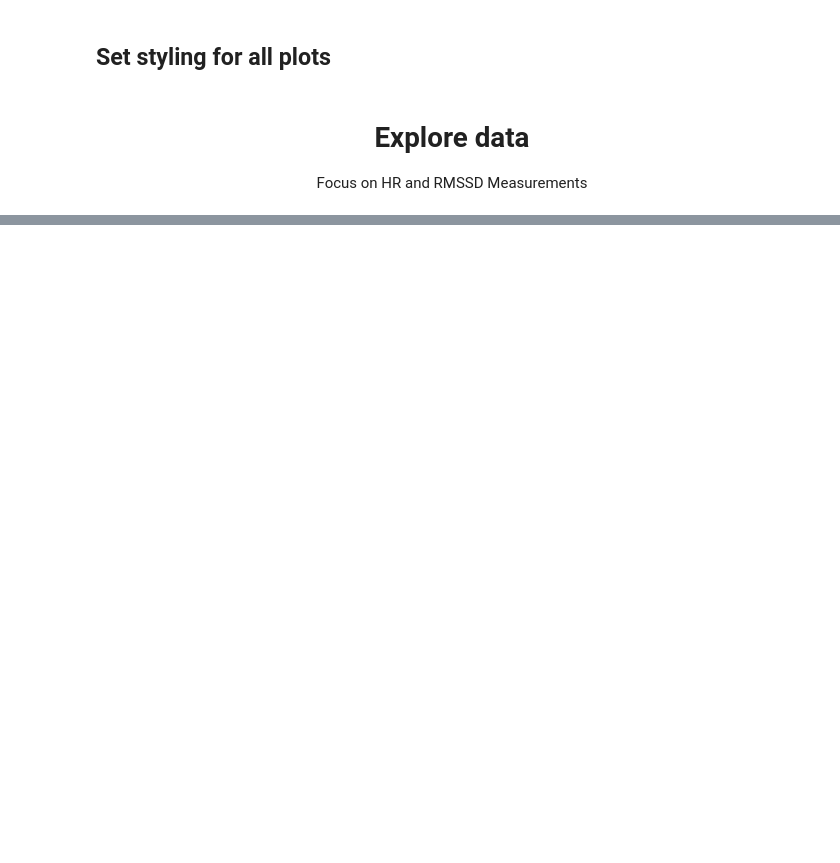
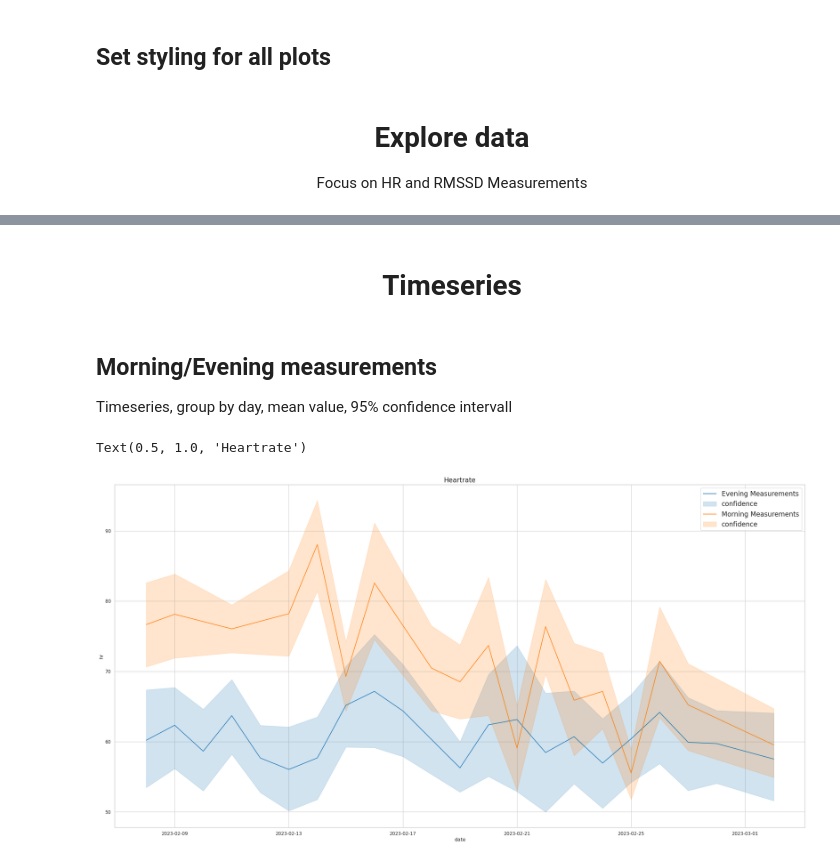
Before and after one commit to ChristianKoplenig/hrv_public, a Jupyter notebook: daily_hrv.ipynb, the cells around one changed output, grey strips where cells are left out. Cells and saved outputs as stored; diff of their text form; code cells hidden in the pictures; blank space fills up the shorter version.

```diff
--- a/daily_hrv.ipynb
+++ b/daily_hrv.ipynb
@@ -149,0 +185,19 @@ See how individual measurement looks like
+# %% [markdown]
+# <center> Timeseries
+# %% [markdown]
+## Morning/Evening measurements
+Timeseries, group by day, mean value, 95% confidence intervall
+# %%
+fig, axes = plt.subplots(nrows=1, ncols=1, figsize=(30,15) )
+
+sns.lineplot(data=select_measurement_idx0,
+             x='date',
+             y='hr')
+sns.lineplot(data=select_measurement_idx1,
+             x='date',
+             y='hr')
+axes.legend(['Evening Measurements', 'confidence', 'Morning Measurements', 'confidence'], fontsize=16)
+axes.set_title("Heartrate", fontsize=16)
+# %% [output]
+Text(0.5, 1.0, 'Heartrate')
+[figure, added]
```
Also changed, not shown: parts of 31 cells of this notebook, 3 other files.
